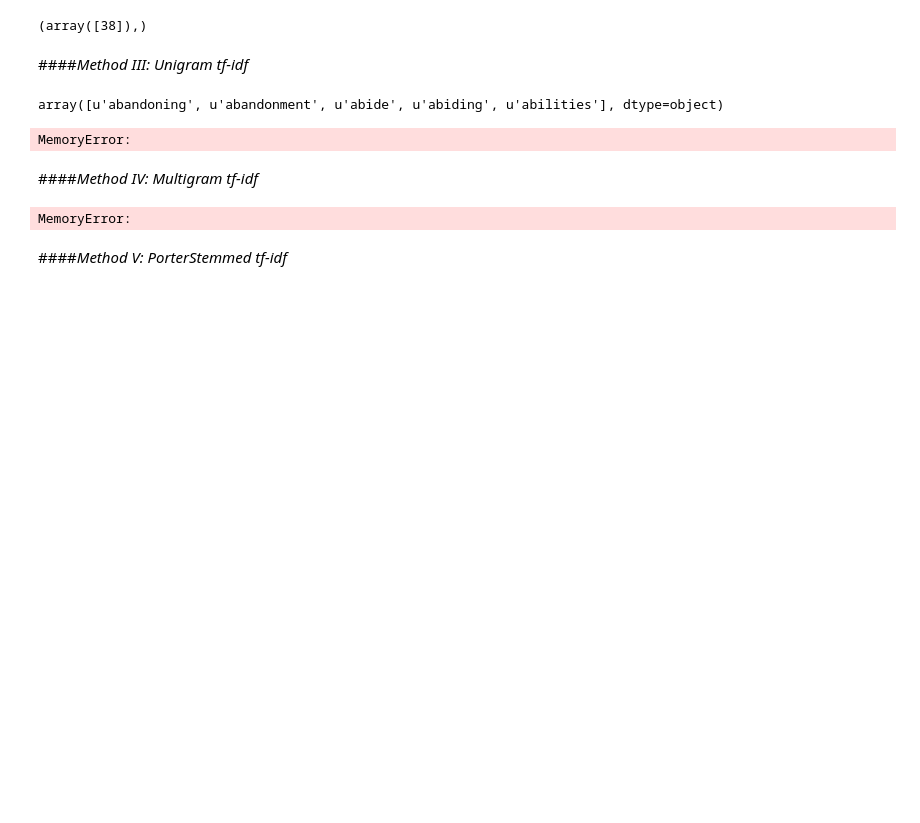
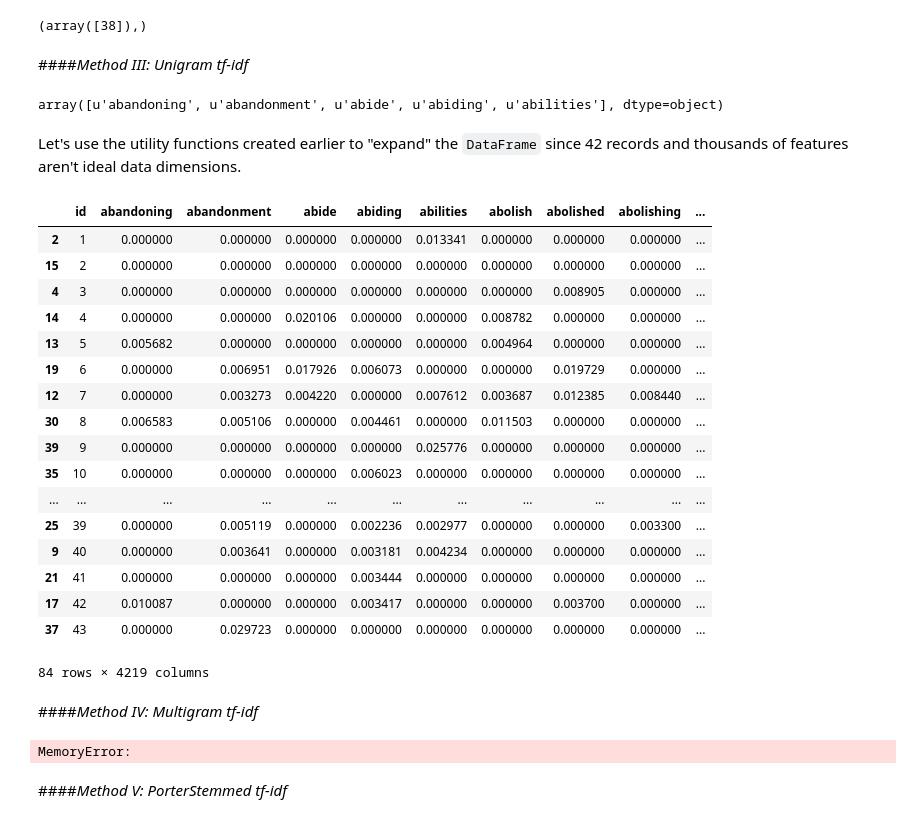
Before and after one commit to justindelatorre/data_science, a Jupyter notebook: hw_justindelatorre/final_project/final/experimental.ipynb, the cells around one changed output. Cells and saved outputs as stored; diff of their text form; code cells hidden in the pictures; blank space fills up the shorter version.

```diff
--- a/hw_justindelatorre/final_project/final/experimental.ipynb
+++ b/hw_justindelatorre/final_project/final/experimental.ipynb
@@ -425,14 +425,15 @@ def one_percent(a):
 # %% [markdown]
 We'll create another utility function that creates a copy of a <code>DataFrame</code>, applies the above <code>one_percent()</code> function to that copy, then appends that copy to the original <code>DataFrame</code>.
 # %%
-def create_fake_copy(df, iterations = 1):
+def create_fake_copy(df, apply_func = True, iterations = 1):
     """ Takes a DataFrame, creates a copy, applies one_percent(), then appends the copy
         to the original DataFrame. The number of iterations == 1 by default.
     """
     # NOTE: Need to find a way to do this multiple times in the function
     for i in range(iterations):
         stg = df.iloc[:,1:-5].copy(deep = True)
-        stg.apply(one_percent)
+        if apply_func == True:
+            stg.apply(one_percent)
         stg = pd.concat([pd.concat([df.iloc[:,:1], stg], axis = 1), df.iloc[:,-5:]], axis = 1)
         df = pd.concat([df, stg], axis = 0)
 
@@ -531,11 +538,33 @@ unigram_tfidf_df_all = pd.concat([df_grouped.iloc[:,:1], unigram_tfidf_df.iloc[:
 # %%
 # Add presidential details and rankings
 unigram_tfidf_df_all = pd.merge(pd.merge(unigram_tfidf_df_all, df_prez, on="id", how="left", left_index=True), df_rankings, on="id", how="left", left_index=True)
-# %%
-unigram_tfidf_df_all = create_fake_copy(unigram_tfidf_df_all, 5)
-unigram_tfidf_df_all
-# %% [output]
-MemoryError:
+# %% [markdown]
+Let's use the utility functions created earlier to "expand" the <code>DataFrame</code> since 42 records and thousands of features aren't ideal data dimensions.
+# %%
+# NOTE: Replication currently capped at 7 iterations to prevent memory errors
+unigram_tfidf_df_final = create_fake_copy(unigram_tfidf_df_all, 8)
+# %%
+# TODO (P0): This isn't replicating properly...
+unigram_tfidf_df_final
+# %% [output]
+|  | id | abandoning | abandonment | abide | abiding | abilities | abolish | abolished | abolishing | ... |
+| 2 | 1 | 0.000000 | 0.000000 | 0.000000 | 0.000000 | 0.013341 | 0.000000 | 0.000000 | 0.000000 | ... |
+| 15 | 2 | 0.000000 | 0.000000 | 0.000000 | 0.000000 | 0.000000 | 0.000000 | 0.000000 | 0.000000 | ... |
+| 4 | 3 | 0.000000 | 0.000000 | 0.000000 | 0.000000 | 0.000000 | 0.000000 | 0.008905 | 0.000000 | ... |
+| 14 | 4 | 0.000000 | 0.000000 | 0.020106 | 0.000000 | 0.000000 | 0.008782 | 0.000000 | 0.000000 | ... |
+| 13 | 5 | 0.005682 | 0.000000 | 0.000000 | 0.000000 | 0.000000 | 0.004964 | 0.000000 | 0.000000 | ... |
+| 19 | 6 | 0.000000 | 0.006951 | 0.017926 | 0.006073 | 0.000000 | 0.000000 | 0.019729 | 0.000000 | ... |
+| 12 | 7 | 0.000000 | 0.003273 | 0.004220 | 0.000000 | 0.007612 | 0.003687 | 0.012385 | 0.008440 | ... |
+| 30 | 8 | 0.006583 | 0.005106 | 0.000000 | 0.004461 | 0.000000 | 0.011503 | 0.000000 | 0.000000 | ... |
+| 39 | 9 | 0.000000 | 0.000000 | 0.000000 | 0.000000 | 0.025776 | 0.000000 | 0.000000 | 0.000000 | ... |
+| 35 | 10 | 0.000000 | 0.000000 | 0.000000 | 0.006023 | 0.000000 | 0.000000 | 0.000000 | 0.000000 | ... |
+| ... | ... | ... | ... | ... | ... | ... | ... | ... | ... | ... |
+| 25 | 39 | 0.000000 | 0.005119 | 0.000000 | 0.002236 | 0.002977 | 0.000000 | 0.000000 | 0.003300 | ... |
+| 9 | 40 | 0.000000 | 0.003641 | 0.000000 | 0.003181 | 0.004234 | 0.000000 | 0.000000 | 0.000000 | ... |
+| 21 | 41 | 0.000000 | 0.000000 | 0.000000 | 0.003444 | 0.000000 | 0.000000 | 0.000000 | 0.000000 | ... |
+| 17 | 42 | 0.010087 | 0.000000 | 0.000000 | 0.003417 | 0.000000 | 0.000000 | 0.003700 | 0.000000 | ... |
+| 37 | 43 | 0.000000 | 0.029723 | 0.000000 | 0.000000 | 0.000000 | 0.000000 | 0.000000 | 0.000000 | ... |
+84 rows × 4219 columns
 # %% [markdown]
 ####<i>Method IV: Multigram tf-idf</i>
 # %%
```
Also changed, not shown: parts of 28 cells of this notebook.
